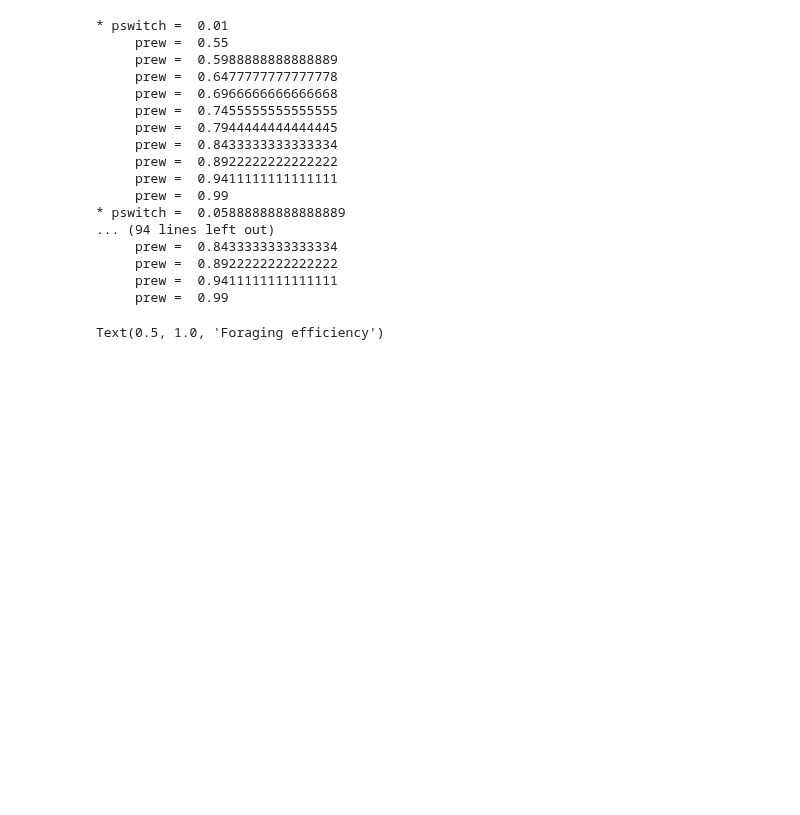
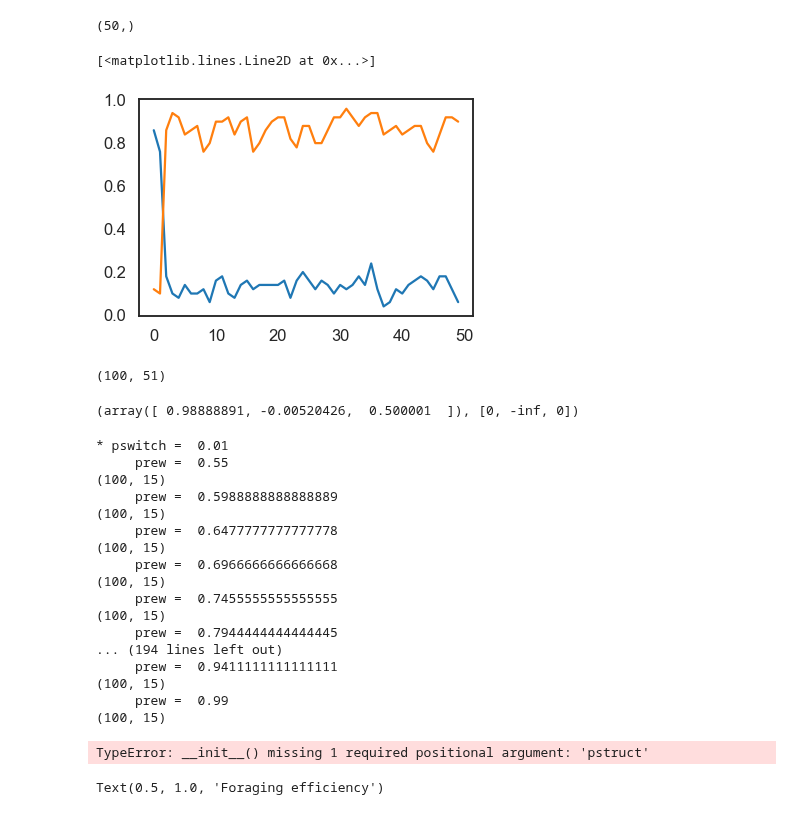
Before and after one commit to nhat-le/switching-simulations, a Jupyter notebook: switchingWorldCharacterization.ipynb, the cells around one changed output. Drawn from its saved outputs; the diff is of its cells as text; code cells hidden in the pictures; blank space fills up the shorter version.

```diff
--- a/switchingWorldCharacterization.ipynb
+++ b/switchingWorldCharacterization.ipynb
@@ -90,3 +72,24 @@ def split_by_trials(seq, ntrials, chop='none'):
+# %%
+leftAverage = np.nanmean(choicelst[1::2, :], axis=0)
+# %%
+leftAverage.shape
+# %% [output]
+(50,)
+# %%
+plt.plot(leftAverage)
+plt.plot(rightAverage)
+# %% [output]
+[<matplotlib.lines.Line2D at 0x...>]
+[figure, added]
+# %%
+choicelst = split_by_trials(np.array(agent.choice_history), world.ntrialblocks, chop='min')
+choicelst.shape
+# %% [output]
+(100, 51)
+# %%
+fit_sigmoidal(choicelst, 0)
+# %% [output]
+(array([ 0.98888891, -0.00520426,  0.500001  ]), [0, -inf, 0])
 # %%
 np.random.seed(0)
 simtype = 'inf-based'
@@ -96,8 +99,8 @@ prewlst = np.linspace(0.55, 0.99, 10)
 N_iters = 50
 num_states = 2
 obs_dim = 1
-rlow = 0
-rhigh = 1
+rlow = 0.1
+rhigh = 0.9
 nblocks = 100
 eps = 0
 ntrials_per_block = [50, 80]
@@ -115,14 +118,22 @@ LapseL = np.zeros((len(pswitchlst), len(prewlst)))
 LapseR = np.zeros((len(pswitchlst), len(prewlst)))
 
 
+flag = 0
 for idsw, psw in enumerate(pswitchlst):
     print('* pswitch = ', psw)
+    if flag:
+        break
     for idrew, prew in enumerate(prewlst):
+
         print('     prew = ', prew)
         world,_ = make_switching_world(rlow, rhigh, nblocks, ntrials_per_block[0], ntrials_per_block[1])
         agent = EGreedyInferenceBasedAgent(prew=prew, pswitch=psw, eps=eps)
         exp = Experiment(agent, world)
         exp.run()
+
+#         if idsw == 2 and idrew == 8:
+#             flag = 1
+#             break
 
         # Fit HMM to choice sequence
         data = np.array(agent.choice_history)[:,None]
@@ -148,26 +159,30 @@ for idsw, psw in enumerate(pswitchlst):
 # %% [output]
 * pswitch =  0.01
      prew =  0.55
+(100, 15)
      prew =  0.5988888888888889
+(100, 15)
      prew =  0.6477777777777778
+(100, 15)
      prew =  0.6966666666666668
+(100, 15)
      prew =  0.7455555555555555
+(100, 15)
      prew =  0.7944444444444445
-     prew =  0.8433333333333334
-     prew =  0.8922222222222222
+... (194 lines left out)
      prew =  0.9411111111111111
+(100, 15)
      prew =  0.99
-* pswitch =  0.05888888888888889
-... (94 lines left out)
-     prew =  0.8433333333333334
-     prew =  0.8922222222222222
-     prew =  0.9411111111111111
-     prew =  0.99
+(100, 15)
 # %%
-world = ForagingWorld(psw=0.1, prew=0.9, ntrials=2000)
-agent = EGreedyQLearningAgent(gamma=0.6, eps=0.1)
+world = ForagingWorld(psw=0.1, prew=1, ntrials=2000)
+agent = EGreedyQLearningAgent(gamma=0.5, eps=0.1)
 exp = Experiment(agent, world)
 exp.run()
+arr = split_by_trials(agent.choice_history, world.ntrialblocks, 'max')
+arr.shape
+# %% [output]
+TypeError: __init__() missing 1 required positional argument: 'pstruct'
 # %%
 # Q-learning agent
 simtype = 'qlearning'
```
Also changed, not shown: parts of 8 cells of this notebook, 1 other file.
